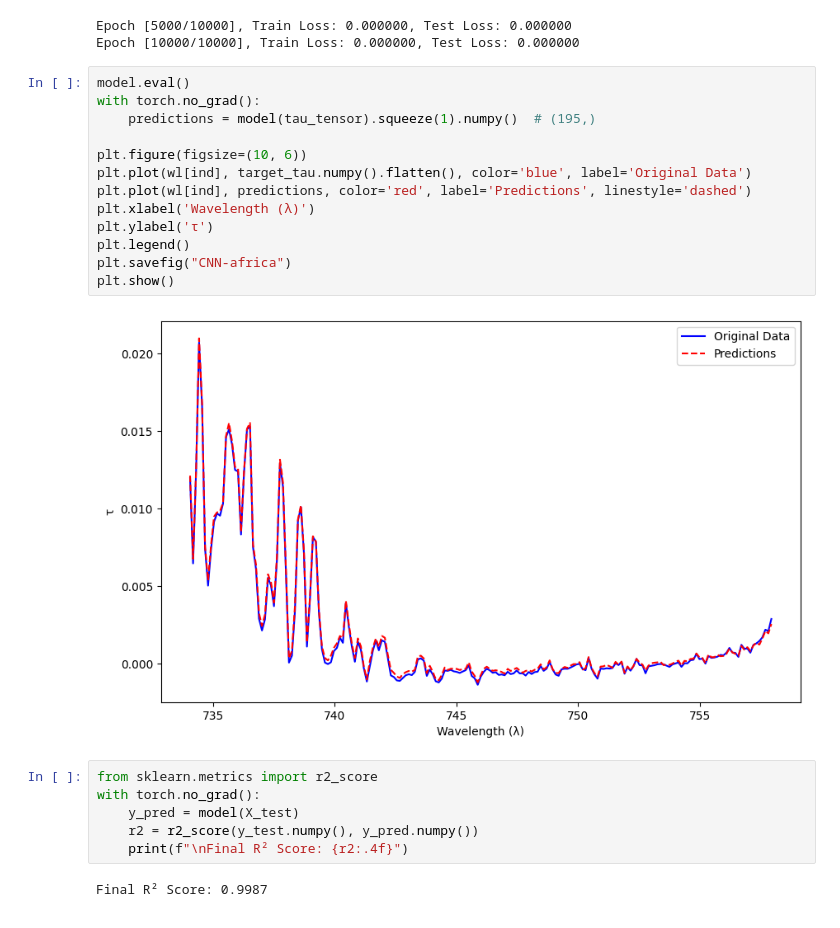
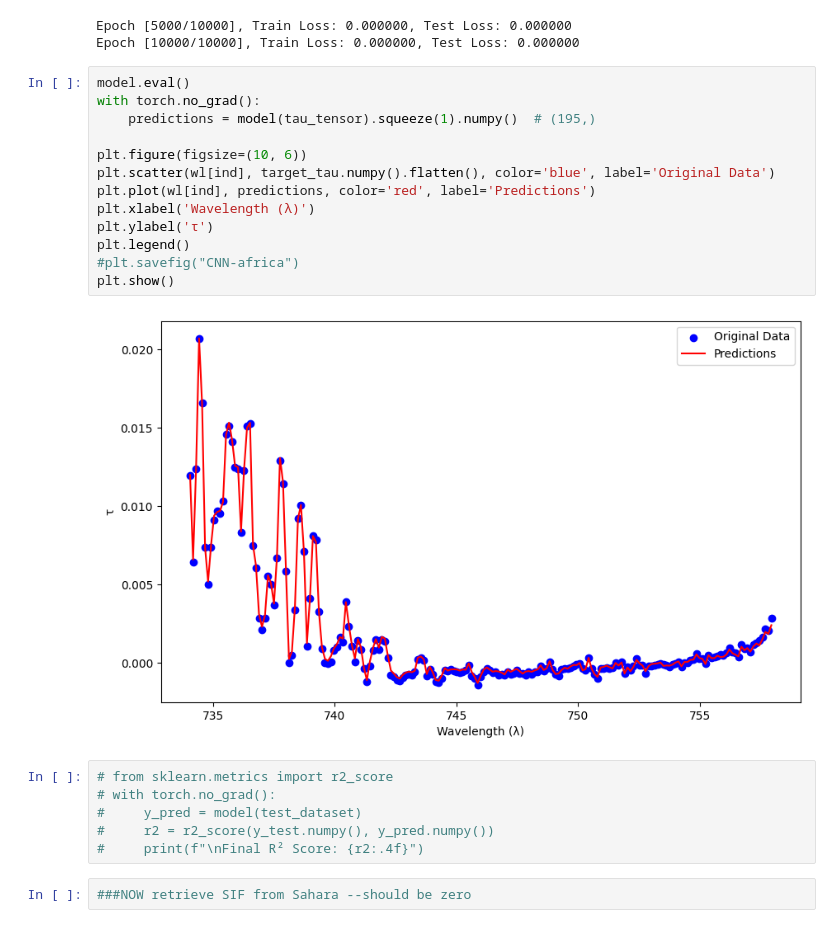
Before and after one commit to raviolihui/SIFretrieval, a Jupyter notebook: africaexampleCNN.ipynb, the cells around one changed output. Saved outputs shown, nothing was run; the diff lists cells and outputs as text.

```diff
--- a/africaexampleCNN.ipynb
+++ b/africaexampleCNN.ipynb
@@ -130,23 +130,23 @@ Epoch [10000/10000], Train Loss: 0.000000, Test Loss: 0.000000
 # %%
 model.eval()
 with torch.no_grad():
     predictions = model(tau_tensor).squeeze(1).numpy()  # (195,)
 
 plt.figure(figsize=(10, 6))
-plt.plot(wl[ind], target_tau.numpy().flatten(), color='blue', label='Original Data')
-plt.plot(wl[ind], predictions, color='red', label='Predictions', linestyle='dashed')
+plt.scatter(wl[ind], target_tau.numpy().flatten(), color='blue', label='Original Data')
+plt.plot(wl[ind], predictions, color='red', label='Predictions')
 plt.xlabel('Wavelength (λ)')
 plt.ylabel('τ')
 plt.legend()
-plt.savefig("CNN-africa")
+#plt.savefig("CNN-africa")
 plt.show()
 # %% [output]
-[figure, old version]
+[figure, new version]
 # %%
-from sklearn.metrics import r2_score
-with torch.no_grad():
-    y_pred = model(X_test)
-    r2 = r2_score(y_test.numpy(), y_pred.numpy())
-    print(f"\nFinal R² Score: {r2:.4f}")
+# from sklearn.metrics import r2_score
+# with torch.no_grad():
+#     y_pred = model(test_dataset)
+#     r2 = r2_score(y_test.numpy(), y_pred.numpy())
+#     print(f"\nFinal R² Score: {r2:.4f}")
-# %% [output]
-Final R² Score: 0.9987
+# %%
+###NOW retrieve SIF from Sahara --should be zero
```
Also changed, not shown: parts of 8 cells of this notebook, 15 other files.
